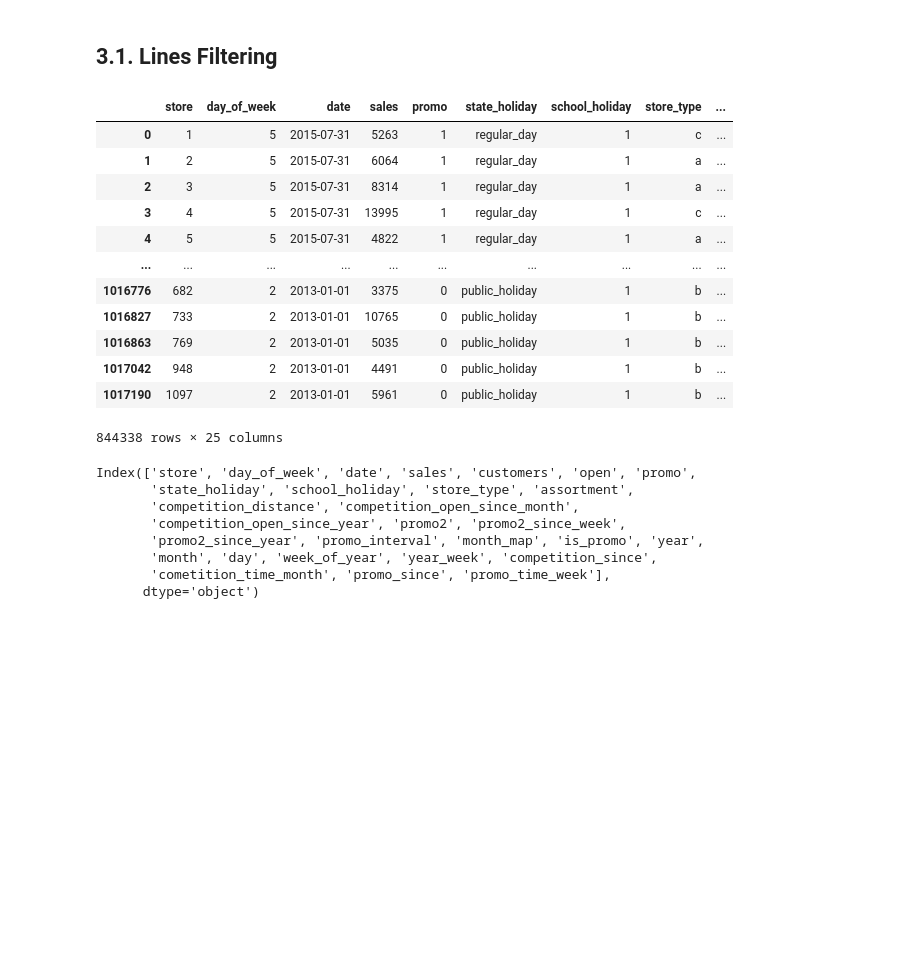
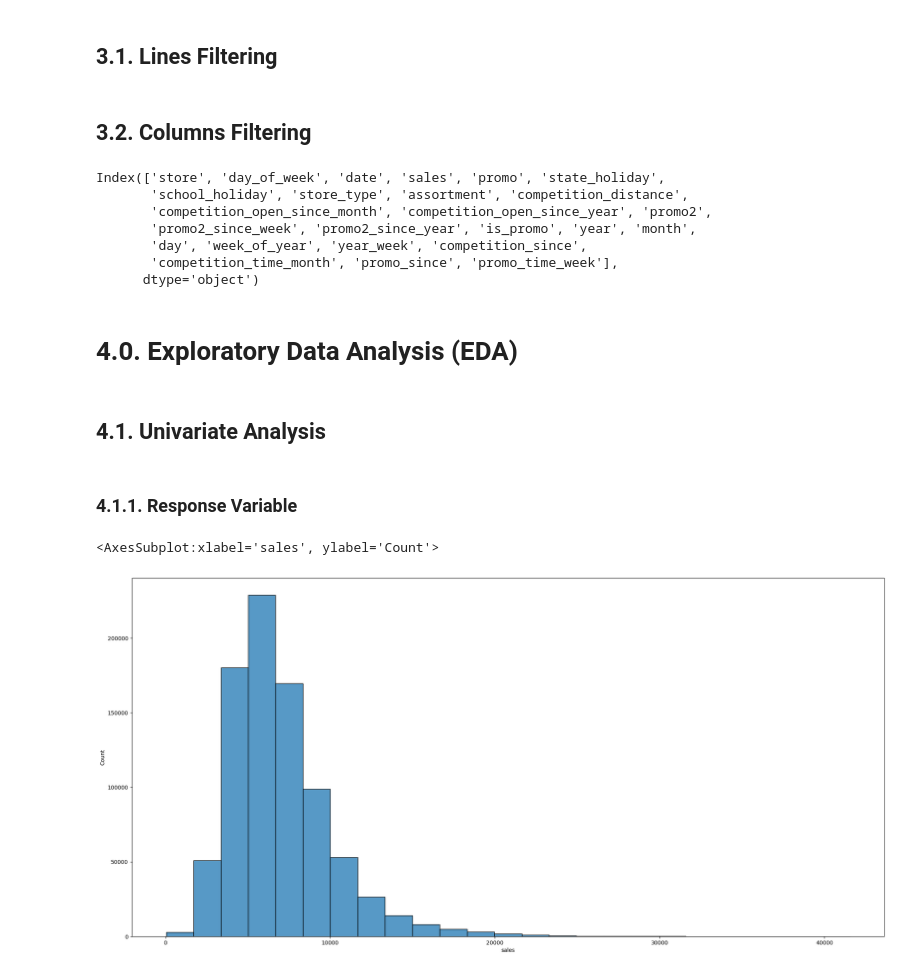
Before and after one commit to Jtani/project-rossmann_sales, a Jupyter notebook: rossman-project.ipynb, the cells around one changed output. Cells and saved outputs as stored; diff of their text form; code cells hidden in the pictures; blank space fills up the shorter version.

```diff
--- a/rossman-project.ipynb
+++ b/rossman-project.ipynb
@@ -387,7 +403,7 @@ df2['year_week'] = df2['date'].dt.strftime('%Y-%W')
 
 # competition since
 df2['competition_since'] = df2.apply(lambda x: dt.datetime(year=x['competition_open_since_year'], month=x['competition_open_since_month'], day=1), axis=1)
-df2['cometition_time_month'] = ((df2['date'] - df2['competition_since'])/30).apply(lambda x: x.days).astype(int)
+df2['competition_time_month'] = ((df2['date'] - df2['competition_since'])/30).apply(lambda x: x.days).astype(int)
 
 # promo since
 df2['promo_since'] = df2['promo2_since_year'].astype(str) + '-' + df2['promo2_since_week'].astype(str)
@@ -428,31 +444,31 @@ df3 = df2.copy()
 ## 3.1. Lines Filtering
 # %%
 df3 = df3[(df3['open'] != 0) & (df3['sales'] > 0)]
+# %% [markdown]
+## 3.2. Columns Filtering
 # %%
 cols_drop = ['customers', 'open', 'promo_interval', 'month_map']
-df3.drop(cols_drop, axis=1)
+df3 = df3.drop(cols_drop, axis=1)
-# %% [output]
-|  | store | day_of_week | date | sales | promo | state_holiday | school_holiday | store_type | ... |
-| 0 | 1 | 5 | 2015-07-31 | 5263 | 1 | regular_day | 1 | c | ... |
-| 1 | 2 | 5 | 2015-07-31 | 6064 | 1 | regular_day | 1 | a | ... |
-| 2 | 3 | 5 | 2015-07-31 | 8314 | 1 | regular_day | 1 | a | ... |
-| 3 | 4 | 5 | 2015-07-31 | 13995 | 1 | regular_day | 1 | c | ... |
-| 4 | 5 | 5 | 2015-07-31 | 4822 | 1 | regular_day | 1 | a | ... |
-| ... | ... | ... | ... | ... | ... | ... | ... | ... | ... |
-| 1016776 | 682 | 2 | 2013-01-01 | 3375 | 0 | public_holiday | 1 | b | ... |
-| 1016827 | 733 | 2 | 2013-01-01 | 10765 | 0 | public_holiday | 1 | b | ... |
-| 1016863 | 769 | 2 | 2013-01-01 | 5035 | 0 | public_holiday | 1 | b | ... |
-| 1017042 | 948 | 2 | 2013-01-01 | 4491 | 0 | public_holiday | 1 | b | ... |
-| 1017190 | 1097 | 2 | 2013-01-01 | 5961 | 0 | public_holiday | 1 | b | ... |
-844338 rows × 25 columns
 # %%
 df3.columns
 # %% [output]
-Index(['store', 'day_of_week', 'date', 'sales', 'customers', 'open', 'promo',
-       'state_holiday', 'school_holiday', 'store_type', 'assortment',
-       'competition_distance', 'competition_open_since_month',
-       'competition_open_since_year', 'promo2', 'promo2_since_week',
-       'promo2_since_year', 'promo_interval', 'month_map', 'is_promo', 'year',
-       'month', 'day', 'week_of_year', 'year_week', 'competition_since',
-       'cometition_time_month', 'promo_since', 'promo_time_week'],
+Index(['store', 'day_of_week', 'date', 'sales', 'promo', 'state_holiday',
+       'school_holiday', 'store_type', 'assortment', 'competition_distance',
+       'competition_open_since_month', 'competition_open_since_year', 'promo2',
+       'promo2_since_week', 'promo2_since_year', 'is_promo', 'year', 'month',
+       'day', 'week_of_year', 'year_week', 'competition_since',
+       'competition_time_month', 'promo_since', 'promo_time_week'],
       dtype='object')
+# %% [markdown]
+# 4.0. Exploratory Data Analysis (EDA)
+# %%
+df4 = df3.copy()
+# %% [markdown]
+## 4.1. Univariate Analysis
+# %% [markdown]
+### 4.1.1. Response Variable
+# %%
+sns.histplot(df4['sales'], bins=25)
+# %% [output]
+<AxesSubplot:xlabel='sales', ylabel='Count'>
+[figure, added]
```
Also changed, not shown: parts of 62 cells of this notebook.
